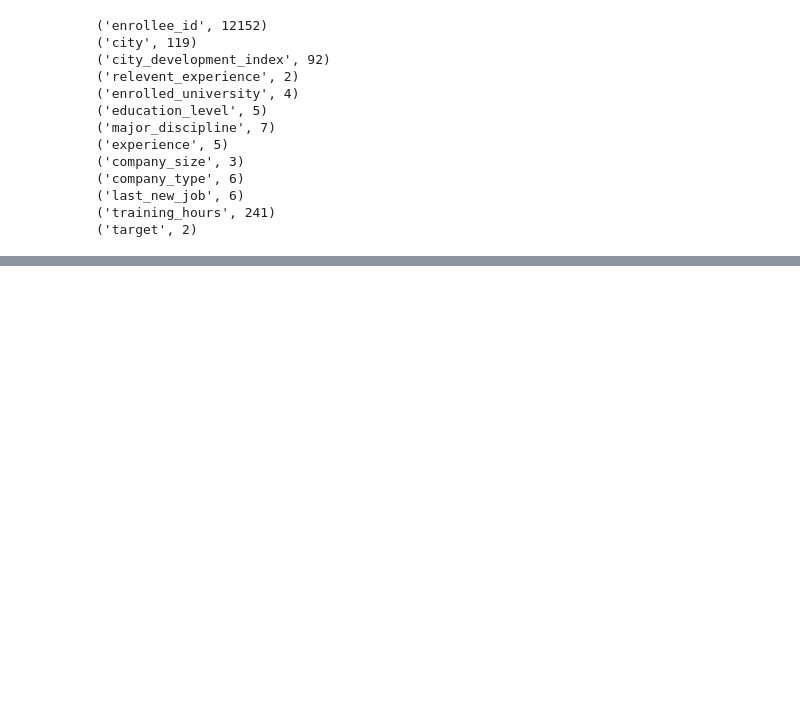
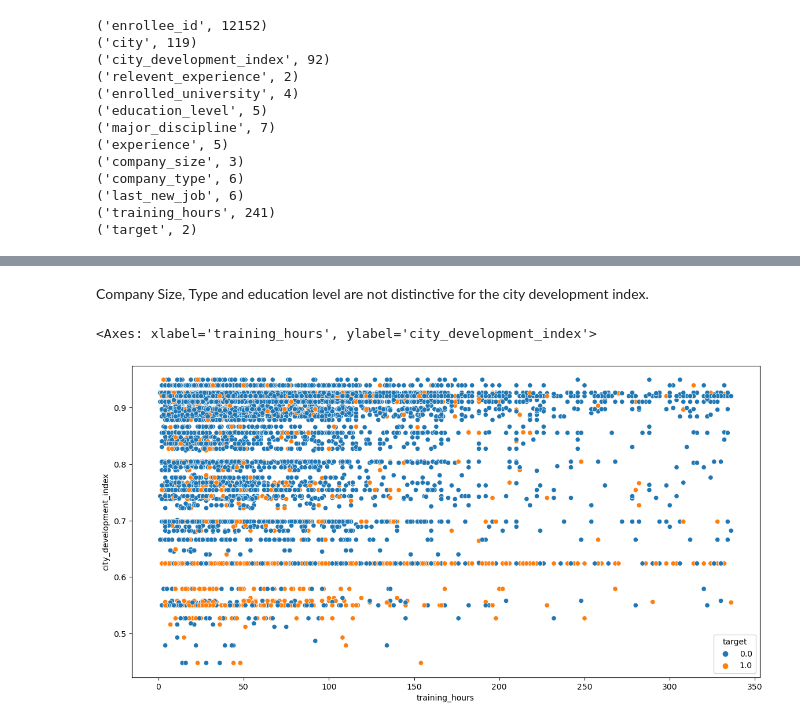
Before and after one commit to NevzatTaha/Hr_Analytic-Data-Cleaning-and-Prediction, a Jupyter notebook: HRAnalytic.ipynb, the cells around one changed output, grey strips where cells are left out. Saved outputs shown, nothing was run; the diff lists cells and outputs as text; code cells hidden in the pictures; blank space fills up the shorter version.

```diff
--- a/HRAnalytic.ipynb
+++ b/HRAnalytic.ipynb
@@ -714,0 +740,8 @@ columnvalue(df)
+# %% [markdown]
+Company Size, Type and education level are not distinctive for the city development index.
+# %%
+fig,axes=plt.subplots(figsize=(14,7))
+sns.scatterplot(df, x="training_hours", y="city_development_index",hue="target")
+# %% [output]
+<Axes: xlabel='training_hours', ylabel='city_development_index'>
+[figure, added]
```
Also changed, not shown: parts of 9 cells of this notebook.
